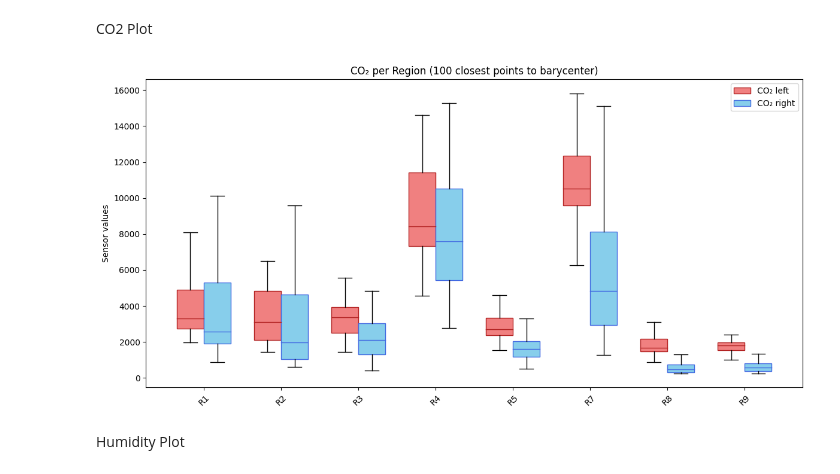
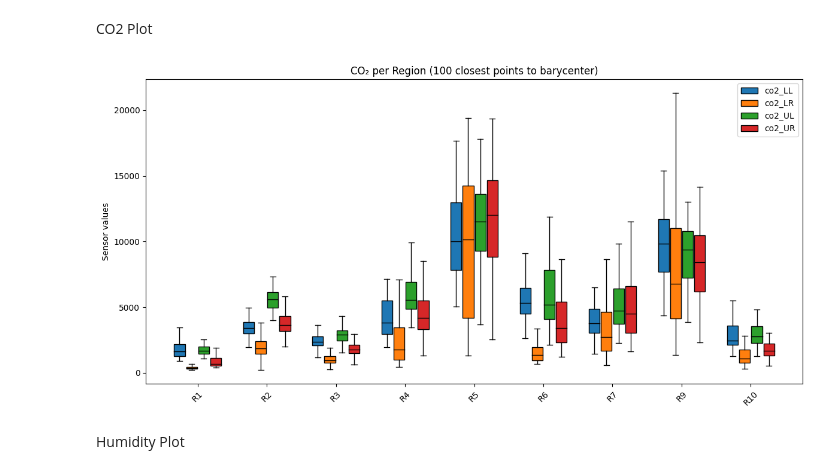
Before and after one commit to epfl-mobots/Ethogram-Generation, a Jupyter notebook: Ethogram_Generation.ipynb, the cells around one changed output. Cells and saved outputs as stored; diff of their text form; code cells hidden in the pictures.

```diff
--- a/Ethogram_Generation.ipynb
+++ b/Ethogram_Generation.ipynb
@@ -440,7 +466,7 @@ if WideNormalisation:
     df_scaled = df_concat.copy()
     # We normalise all datasets together
     # Temperature columns
-    temp_cols = [f"t{i:02d}" for i in range(64)]
+    temp_cols = [f"t{i:03d}" for i in range(128)] if whole_hive else [f"t{i:02d}" for i in range(64)]
     if not all(col in df_scaled.columns for col in temp_cols):
         print("Warning: Not all temperature columns found in the DataFrame. Skipping temperature normalisation.")
     if all(col in df_scaled.columns for col in temp_cols):
@@ -452,7 +478,7 @@ if WideNormalisation:
         df_scaled[temp_cols] = (df_scaled[temp_cols] - temp_mean) / temp_std
 
     # CO2 columns
-    co2_cols = ["co2_L", "co2_R"]
+    co2_cols = ["co2_UL", "co2_UR", "co2_LL", "co2_LR"] if whole_hive else ["co2_L", "co2_R"]
     co2_mean = df_scaled[co2_cols].values.mean()
     co2_std = df_scaled[co2_cols].values.std()
 
@@ -682,7 +714,7 @@ parameters.waveletEdgeTrimSamples = 24 # Number of samples to trim from the edge
 
 # %%%%% NO NEED TO CHANGE THESE UNLESS MEMORY ERRORS OCCUR %%%%%%%%%%
 
-parameters.trainingSetSize = 9000  #% Total number of training set points to find.
+parameters.trainingSetSize = 6000  #% Total number of training set points to find.
                                  #% Increase or decrease based on
                                  #% available RAM. For reference, 36k is a
                                  #% good number with 64GB RAM.
@@ -1049,7 +1091,7 @@ for key, df in exps_dfs_dropna.items():
     df["real_timestamp"] = df.index
 
     # 2) add a source id column
-    df["source_id"] = f"{key[0]}_hive{key[1]}_{key[2]}"
+    df["source_id"] = _source_id(key)
 
     df_nat.append(df)
 
@@ -1094,7 +1136,7 @@ finite_wregs = wregs[np.isfinite(wregs) & (wregs > 0)]
 total_nreg = int(finite_wregs.max()) if finite_wregs.size else 0
 
 for key, full_dts_s in full_dts.items():
-    source_id = f"{key[0]}_hive{key[1]}_{key[2]}"
+    source_id = _source_id(key)
     stats_file = f'{parameters.projectPath}/Projections/{source_id}_pcaModes_uVals_outputStatistics.pkl'
     pca_file = f'{parameters.projectPath}/Projections/{source_id}_pcaModes.mat'
 
@@ -1347,64 +1395,54 @@ Global temp Y-limits: 13.7421875 35.5859375
 CO2 Plot
 # %%
 region_ids = sorted(closest_per_region.keys())
-co2_data_right = []
-co2_data_left = []
+sample_df = next(iter(closest_per_region.values()))
+co2_sensor_cols = sorted(c for c in sample_df.columns if c.startswith("co2_"))
+
+co2_data_by_sensor = {col: [] for col in co2_sensor_cols}
 labels = []
 
 for rid in region_ids:
     df_r = closest_per_region[rid]
-
-    if "co2_R" in df_r.columns:
-        co2_data_right.append(df_r["co2_R"].dropna().values)
-    else:
-        co2_data_right.append([np.nan])
-
-    if "co2_L" in df_r.columns:
-        co2_data_left.append(df_r["co2_L"].dropna().values)
-    else:
-        co2_data_left.append([np.nan])
-
+    for col in co2_sensor_cols:
+        if col in df_r.columns:
+            co2_data_by_sensor[col].append(df_r[col].dropna().values)
+        else:
+            co2_data_by_sensor[col].append([np.nan])
     labels.append(f"R{rid}")
 
 x = np.arange(len(region_ids))
+n_sensors = len(co2_sensor_cols)
+w = 0.7 / n_sensors  # total group width 0.7, split evenly across sensors
 
 fig, ax = plt.subplots(figsize=(12, 6))
 
-w = 0.35
-offset = w / 2.0
-
-# boxplots CO2
-bp_left = ax.boxplot(
-    co2_data_left,
-    positions=x - offset,
-    widths=w,
-    patch_artist=True,
-    boxprops=dict(facecolor="lightcoral", edgecolor="firebrick"),
-    medianprops=dict(color="firebrick"),
-    showfliers=False
-)
-bp_right = ax.boxplot(
-    co2_data_right,
-    positions=x + offset,
-    widths=w,
-    patch_artist=True,
-    boxprops=dict(facecolor="skyblue", edgecolor="royalblue"),
-    medianprops=dict(color="royalblue"),
-    showfliers=False
-)
+colors = plt.cm.tab10.colors
+boxplots = []
+for i, col in enumerate(co2_sensor_cols):
+    sensor_offset = (i - (n_sensors - 1) / 2.0) * w
+    bp = ax.boxplot(
+        co2_data_by_sensor[col],
+        positions=x + sensor_offset,
+        widths=w * 0.9,
+        patch_artist=True,
+        boxprops=dict(facecolor=colors[i % len(colors)]),
+        medianprops=dict(color="black"),
+        showfliers=False
+    )
+    boxplots.append(bp)
 
 ax.set_xticks(x)
 ax.set_xticklabels(labels, rotation=45)
 ax.set_xlim(-0.75, len(region_ids) - 0.25)
 ax.set_ylabel("Sensor values")
 ax.set_title("CO₂ per Region (100 closest points to barycenter)")
 
-ax.legend([bp_left["boxes"][0], bp_right["boxes"][0]], ["CO₂ left", "CO₂ right"])
+ax.legend([bp["boxes"][0] for bp in boxplots], co2_sensor_cols)
 
 plt.tight_layout()
 plt.show()
 # %% [output]
-[figure, old version]
+[figure, new version]
 # %% [markdown]
 Humidity Plot
 # %%
```
Also changed, not shown: parts of 33 cells of this notebook, 2 other files.
